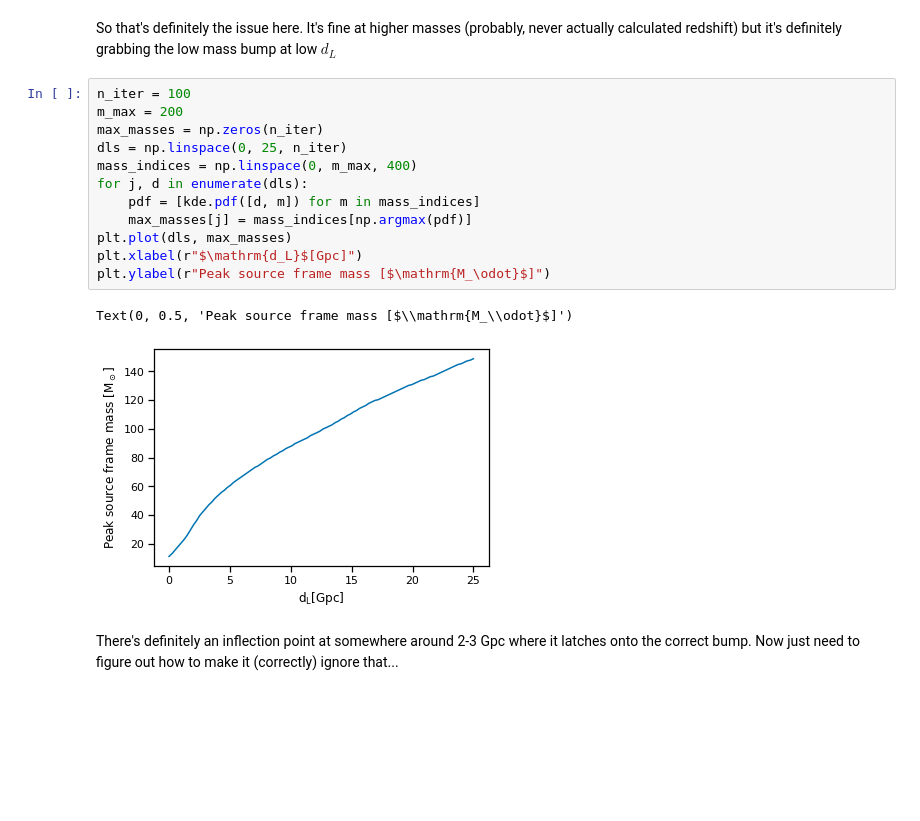
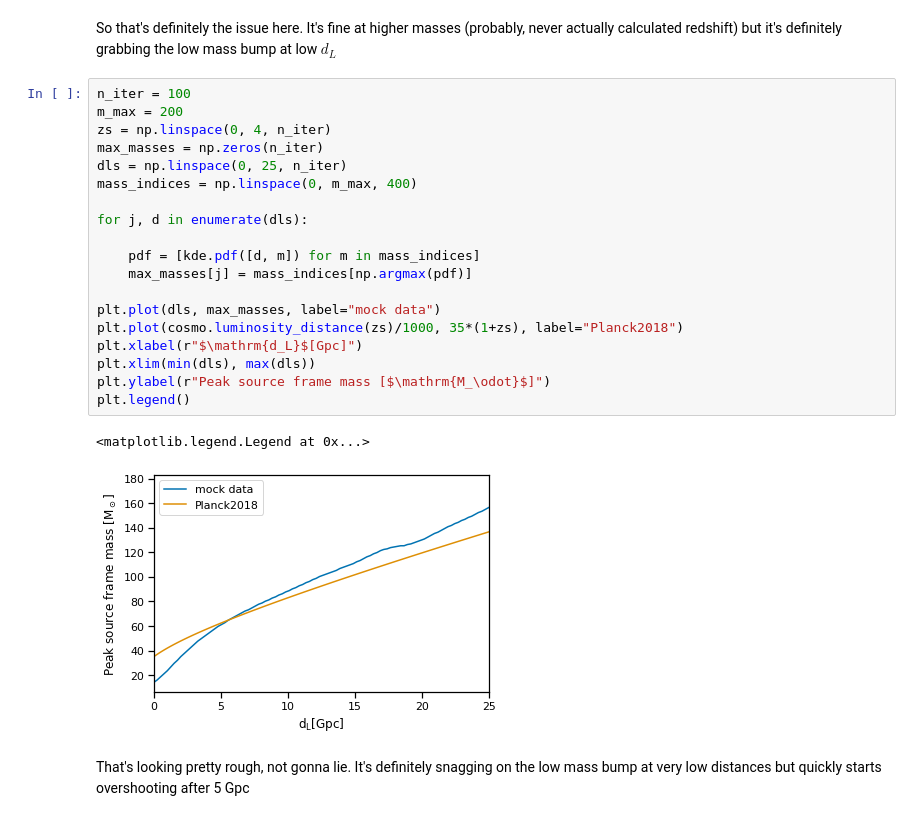
Before and after one commit to farr/FastMFCosmology, a Jupyter notebook: search-for-bump.ipynb, the cells around one changed output. Cells and saved outputs as stored; diff of their text form; blank space fills up the shorter version.

Commit message:
added Planck2018 to peak-vs-dL plot

```diff
--- a/search-for-bump.ipynb
+++ b/search-for-bump.ipynb
@@ -267,17 +276,24 @@ So that's definitely the issue here. It's fine at higher masses (probably, never
 # %%
 n_iter = 100
 m_max = 200
+zs = np.linspace(0, 4, n_iter)
 max_masses = np.zeros(n_iter)
 dls = np.linspace(0, 25, n_iter)
 mass_indices = np.linspace(0, m_max, 400)
+
 for j, d in enumerate(dls):
+
     pdf = [kde.pdf([d, m]) for m in mass_indices]
     max_masses[j] = mass_indices[np.argmax(pdf)]
-plt.plot(dls, max_masses)
+
+plt.plot(dls, max_masses, label="mock data")
+plt.plot(cosmo.luminosity_distance(zs)/1000, 35*(1+zs), label="Planck2018")
 plt.xlabel(r"$\mathrm{d_L}$[Gpc]")
+plt.xlim(min(dls), max(dls))
 plt.ylabel(r"Peak source frame mass [$\mathrm{M_\odot}$]")
+plt.legend()
 # %% [output]
-Text(0, 0.5, 'Peak source frame mass [$\\mathrm{M_\\odot}$]')
+<matplotlib.legend.Legend at 0x...>
-[figure, old version]
+[figure, new version]
-# %% [markdown]
-There's definitely an inflection point at somewhere around 2-3 Gpc where it latches onto the correct bump. Now just need to figure out how to make it (correctly) ignore that...
+# %% [markdown]
+That's looking pretty rough, not gonna lie. It's definitely snagging on the low mass bump at very low distances but quickly starts overshooting after 5 Gpc
```
Also changed, not shown: parts of 12 cells of this notebook.
